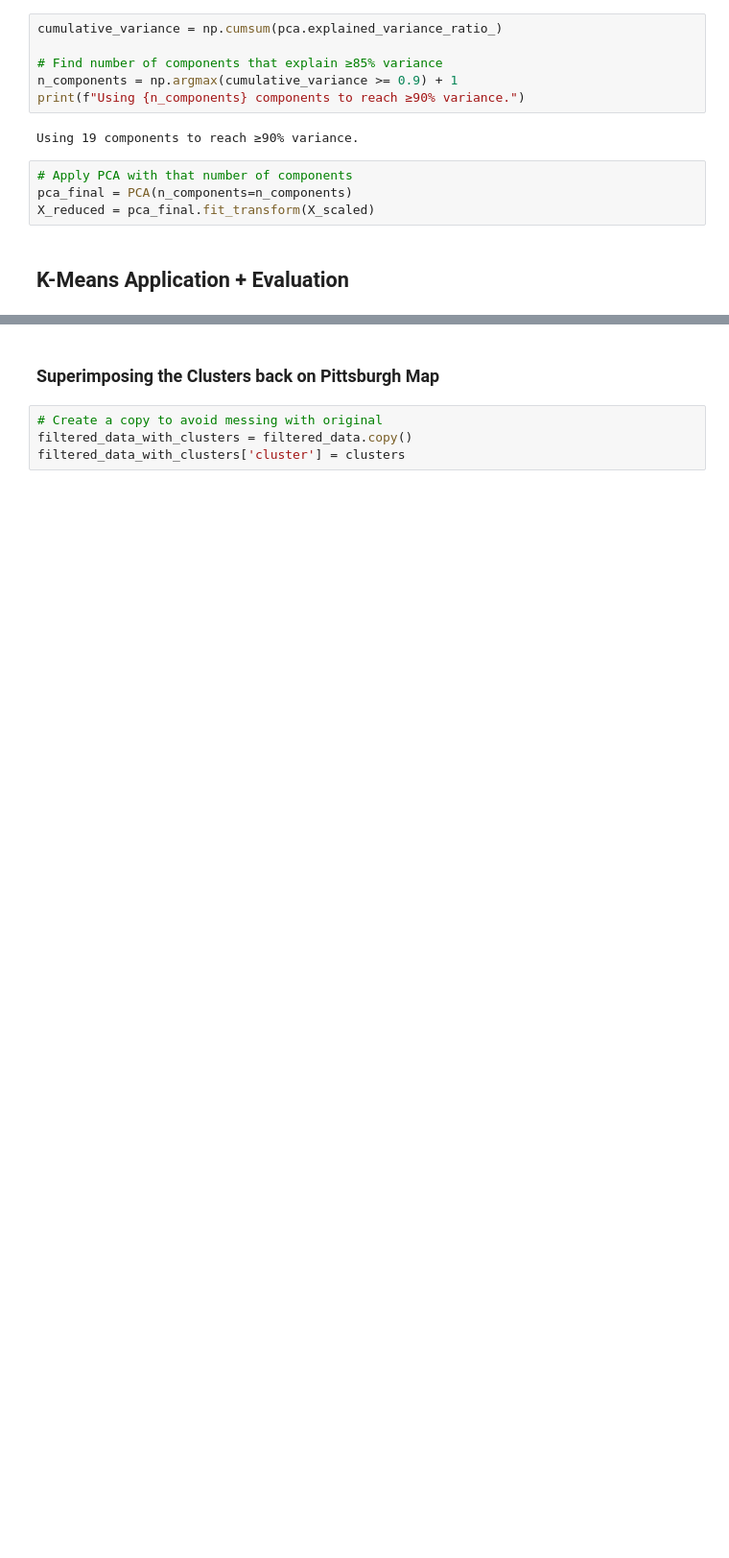
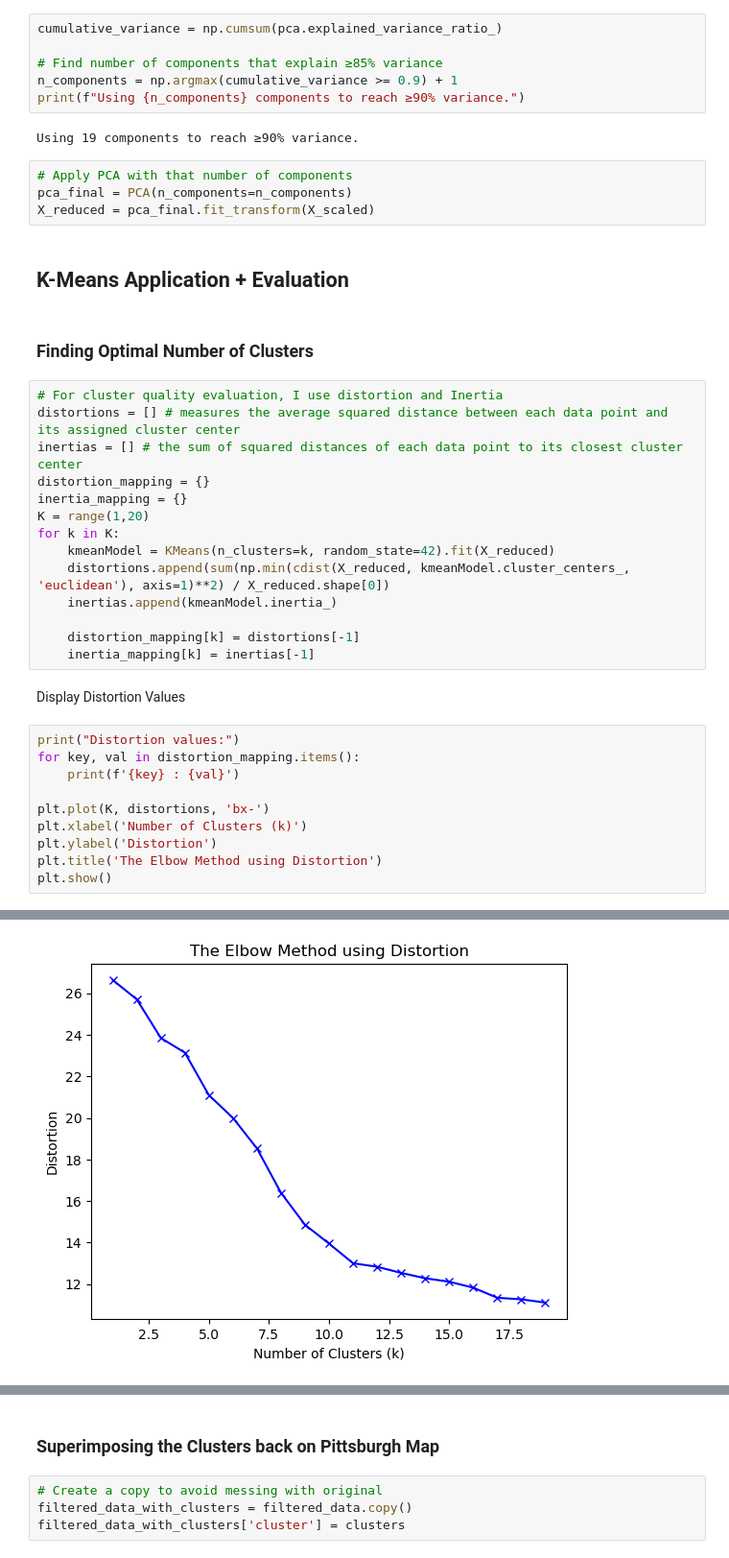
Before and after one commit to alankagiri/Machine_Learning_For_Public_Policy_Adding_Value_Project, a Jupyter notebook: 311_Data_EDA.ipynb, the cells around one changed output, grey strips where cells are left out. Shown at 96% size. Drawn from its saved outputs; the diff is of its cells as text; blank space fills up the shorter version.

```diff
--- a/311_Data_EDA.ipynb
+++ b/311_Data_EDA.ipynb
@@ -556,3 +558,32 @@ pca_final = PCA(n_components=n_components)
 X_reduced = pca_final.fit_transform(X_scaled)
 # %% [markdown]
 ## K-Means Application + Evaluation
+# %% [markdown]
+### Finding Optimal Number of Clusters
+# %%
+# For cluster quality evaluation, I use distortion and Inertia
+distortions = [] # measures the average squared distance between each data point and its assigned cluster center
+inertias = [] # the sum of squared distances of each data point to its closest cluster center
+distortion_mapping = {}
+inertia_mapping = {}
+K = range(1,20)
+for k in K:
+    kmeanModel = KMeans(n_clusters=k, random_state=42).fit(X_reduced)
+    distortions.append(sum(np.min(cdist(X_reduced, kmeanModel.cluster_centers_, 'euclidean'), axis=1)**2) / X_reduced.shape[0])
+    inertias.append(kmeanModel.inertia_)
+
+    distortion_mapping[k] = distortions[-1]
+    inertia_mapping[k] = inertias[-1]
+# %% [markdown]
+Display Distortion Values
+# %%
+print("Distortion values:")
+for key, val in distortion_mapping.items():
+    print(f'{key} : {val}')
+
+plt.plot(K, distortions, 'bx-')
+plt.xlabel('Number of Clusters (k)')
+plt.ylabel('Distortion')
+plt.title('The Elbow Method using Distortion')
+plt.show()
+# %% [output]
@@ -558,0 +610 @@ X_reduced = pca_final.fit_transform(X_scaled)
+[figure, added]
```
Also changed, not shown: parts of 10 cells of this notebook.
